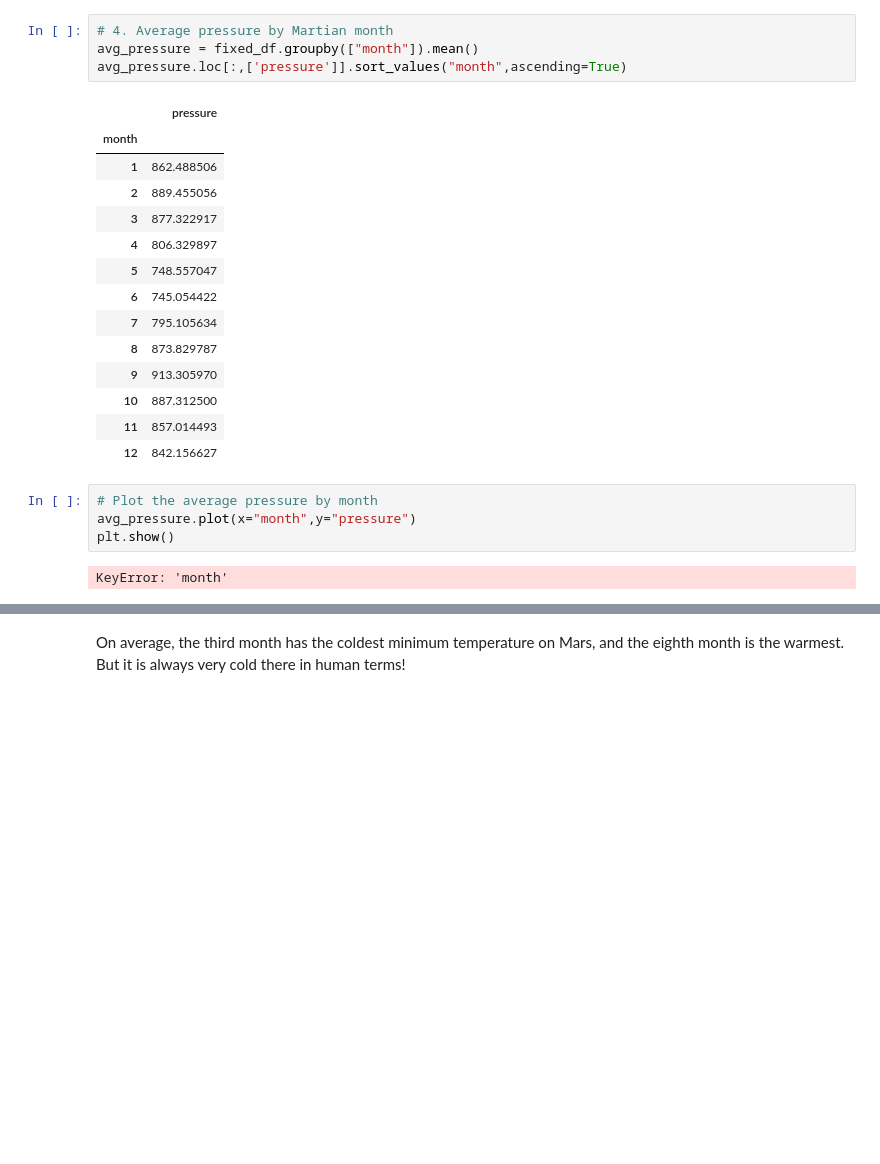
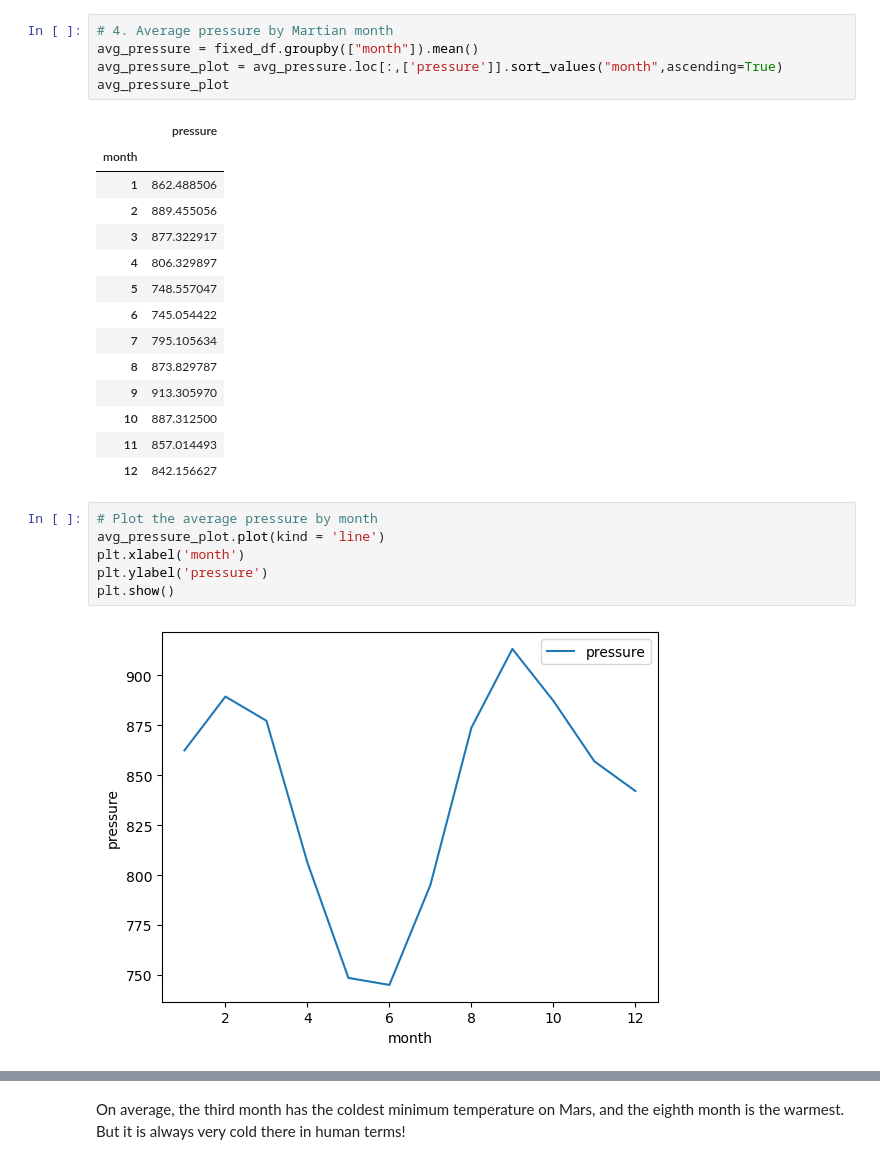
Before and after one commit to ecadorette/mission_to_mars, a Jupyter notebook: part_2_mars_weather.ipynb, the cells around one changed output, grey strips where cells are left out. Drawn from its saved outputs; the diff is of its cells as text; blank space fills up the shorter version.

```diff
--- a/part_2_mars_weather.ipynb
+++ b/part_2_mars_weather.ipynb
@@ -210,7 +228,8 @@ print(hottest)
 # %%
 # 4. Average pressure by Martian month
 avg_pressure = fixed_df.groupby(["month"]).mean()
-avg_pressure.loc[:,['pressure']].sort_values("month",ascending=True)
+avg_pressure_plot = avg_pressure.loc[:,['pressure']].sort_values("month",ascending=True)
+avg_pressure_plot
 # %% [output]
 |  | pressure |
 | month |  |
@@ -228,9 +247,11 @@ avg_pressure.loc[:,['pressure']].sort_values("month",ascending=True)
 | 12 | 842.156627 |
 # %%
 # Plot the average pressure by month
-avg_pressure.plot(x="month",y="pressure")
+avg_pressure_plot.plot(kind = 'line')
+plt.xlabel('month')
+plt.ylabel('pressure')
 plt.show()
 # %% [output]
-KeyError: 'month'
+[figure, added]
 # %%
 # 5. How many terrestrial (earth) days are there in a Martian year?
```
Also changed, not shown: parts of 6 cells of this notebook, 1 other file.
